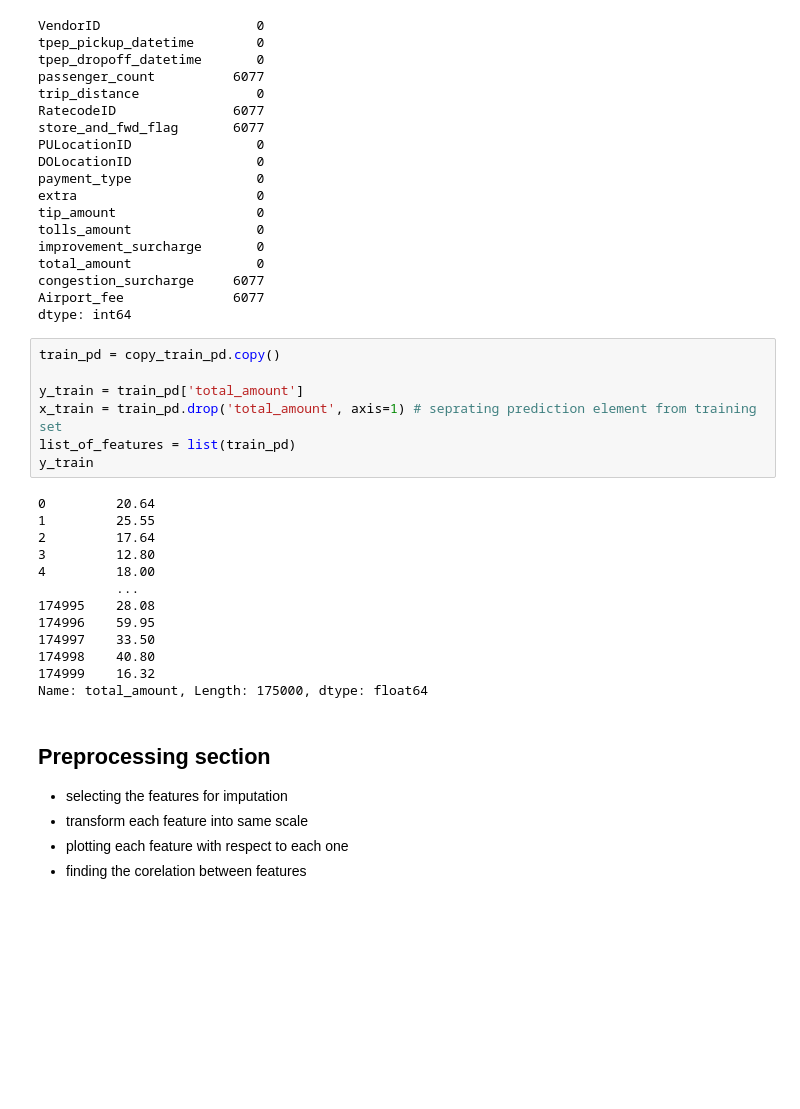
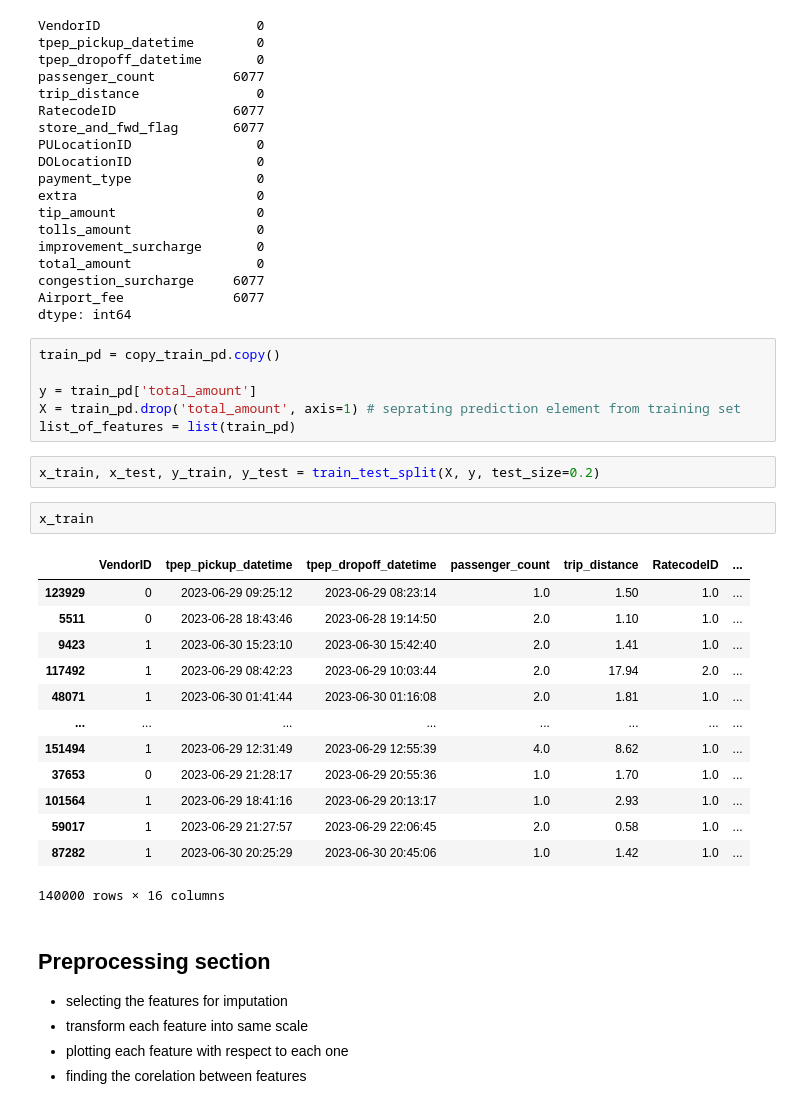
Before and after one commit to aniketkalra11/basic_kaggle_practice, a Jupyter notebook: texi_guru/texi_guru_milestone_1.ipynb, the cells around one changed output. Cells and saved outputs as stored; diff of their text form; blank space fills up the shorter version.

```diff
--- a/texi_guru/texi_guru_milestone_1.ipynb
+++ b/texi_guru/texi_guru_milestone_1.ipynb
@@ -80,23 +82,27 @@ dtype: int64
 # %%
 train_pd = copy_train_pd.copy()
 
-y_train = train_pd['total_amount']
-x_train = train_pd.drop('total_amount', axis=1) # seprating prediction element from training set
+y = train_pd['total_amount']
+X = train_pd.drop('total_amount', axis=1) # seprating prediction element from training set
 list_of_features = list(train_pd)
-y_train
-# %% [output]
-0         20.64
-1         25.55
-2         17.64
-3         12.80
-4         18.00
-          ...
-174995    28.08
-174996    59.95
-174997    33.50
-174998    40.80
-174999    16.32
-Name: total_amount, Length: 175000, dtype: float64
+# %%
+x_train, x_test, y_train, y_test = train_test_split(X, y, test_size=0.2)
+# %%
+x_train
+# %% [output]
+|  | VendorID | tpep_pickup_datetime | tpep_dropoff_datetime | passenger_count | trip_distance | RatecodeID | ... |
+| 123929 | 0 | 2023-06-29 09:25:12 | 2023-06-29 08:23:14 | 1.0 | 1.50 | 1.0 | ... |
+| 5511 | 0 | 2023-06-28 18:43:46 | 2023-06-28 19:14:50 | 2.0 | 1.10 | 1.0 | ... |
+| 9423 | 1 | 2023-06-30 15:23:10 | 2023-06-30 15:42:40 | 2.0 | 1.41 | 1.0 | ... |
+| 117492 | 1 | 2023-06-29 08:42:23 | 2023-06-29 10:03:44 | 2.0 | 17.94 | 2.0 | ... |
+| 48071 | 1 | 2023-06-30 01:41:44 | 2023-06-30 01:16:08 | 2.0 | 1.81 | 1.0 | ... |
+| ... | ... | ... | ... | ... | ... | ... | ... |
+| 151494 | 1 | 2023-06-29 12:31:49 | 2023-06-29 12:55:39 | 4.0 | 8.62 | 1.0 | ... |
+| 37653 | 0 | 2023-06-29 21:28:17 | 2023-06-29 20:55:36 | 1.0 | 1.70 | 1.0 | ... |
+| 101564 | 1 | 2023-06-29 18:41:16 | 2023-06-29 20:13:17 | 1.0 | 2.93 | 1.0 | ... |
+| 59017 | 1 | 2023-06-29 21:27:57 | 2023-06-29 22:06:45 | 2.0 | 0.58 | 1.0 | ... |
+| 87282 | 1 | 2023-06-30 20:25:29 | 2023-06-30 20:45:06 | 1.0 | 1.42 | 1.0 | ... |
+140000 rows × 16 columns
 # %% [markdown]
 ## Preprocessing section
 * selecting the features for imputation
```
Also changed, not shown: parts of 19 cells of this notebook, 7 other files.
